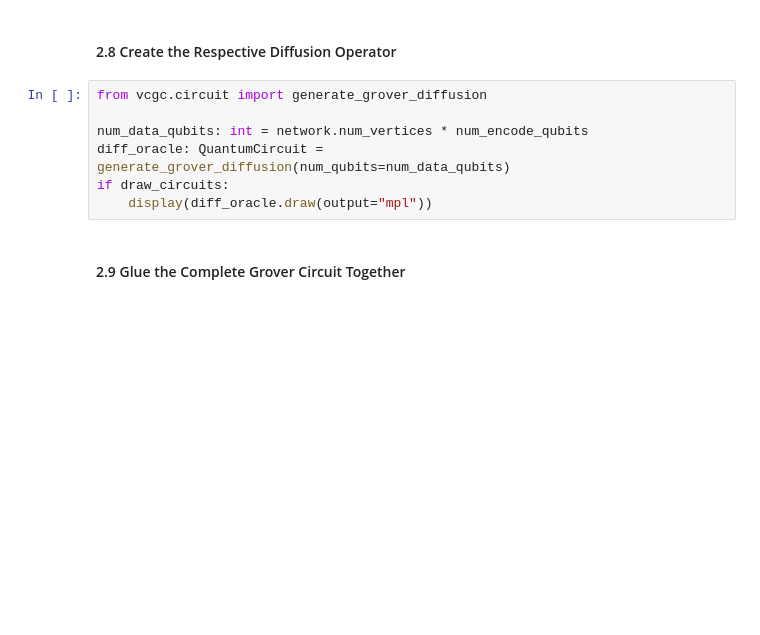
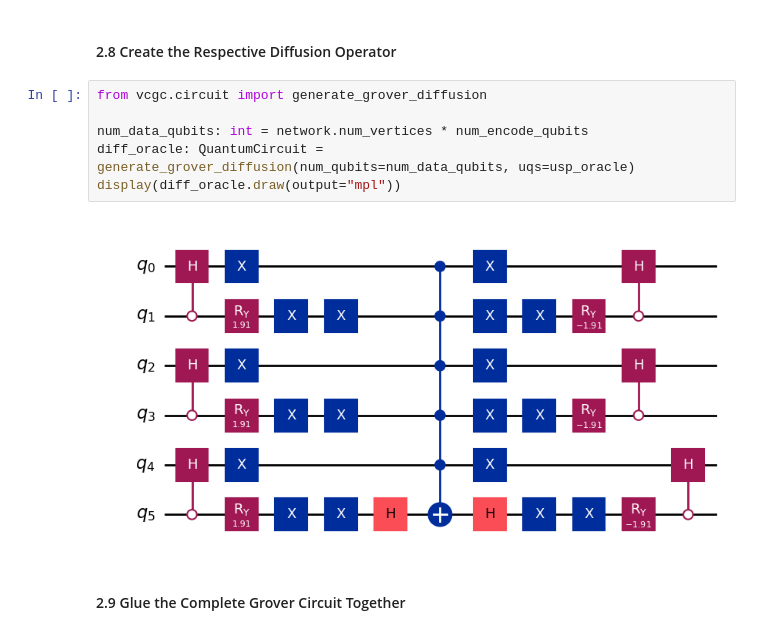
Before and after one commit to TheBarzani/logique, a Jupyter notebook: examples/comparing_vcgc_to_saha_belletti.ipynb, the cells around one changed output. Saved outputs shown, nothing was run; the diff lists cells and outputs as text; blank space fills up the shorter version.

Commit message:
Update the diffusion operator structure and refactor boolean.py

```diff
--- a/examples/comparing_vcgc_to_saha_belletti.ipynb
+++ b/examples/comparing_vcgc_to_saha_belletti.ipynb
@@ -175,10 +173,11 @@ Expected probability for each state: 0.2000
 # %%
 from vcgc.circuit import generate_grover_diffusion
 
 num_data_qubits: int = network.num_vertices * num_encode_qubits
-diff_oracle: QuantumCircuit = generate_grover_diffusion(num_qubits=num_data_qubits)
-if draw_circuits:
-    display(diff_oracle.draw(output="mpl"))
+diff_oracle: QuantumCircuit = generate_grover_diffusion(num_qubits=num_data_qubits, uqs=usp_oracle)
+display(diff_oracle.draw(output="mpl"))
+# %% [output]
+[figure, added]
 # %% [markdown]
 #### 2.9 Glue the Complete Grover Circuit Together
 # %%
```
Also changed, not shown: parts of 9 cells of this notebook, 4 other files.
